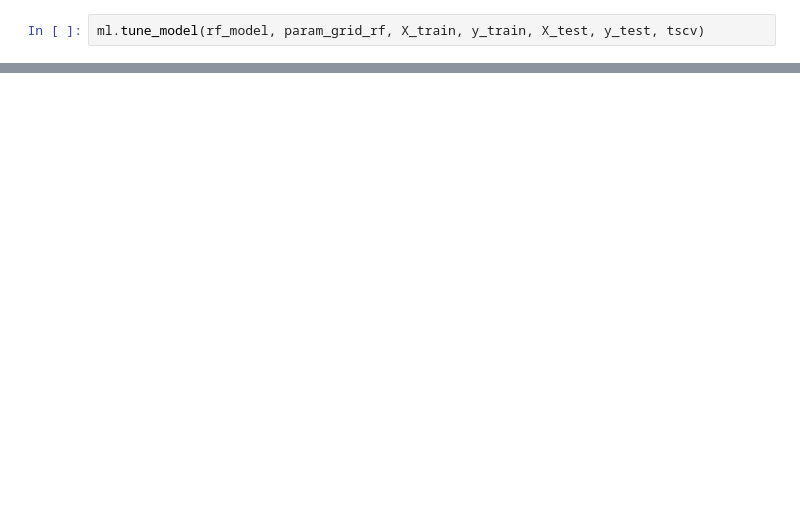
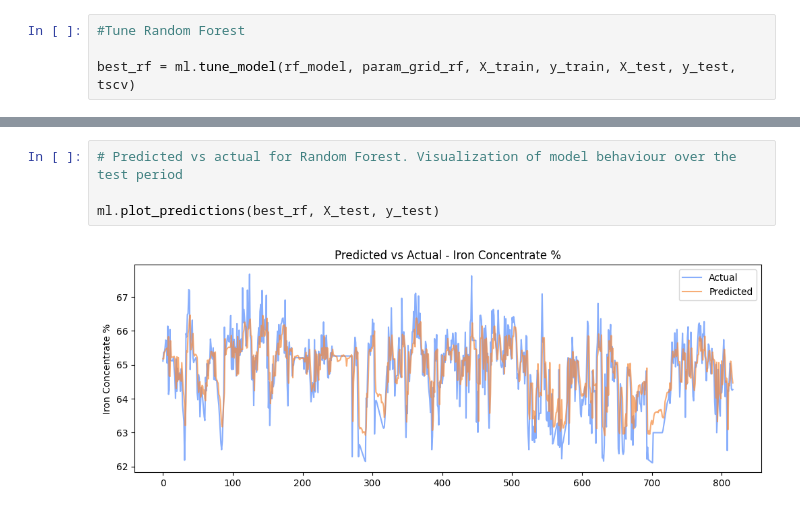
Before and after one commit to AdrianaAlves94/Iron_processing_concentration_MLProject, a Jupyter notebook: notebooks/03_model_training.ipynb, the cells around one changed output, grey strips where cells are left out. Drawn from its saved outputs; the diff is of its cells as text; blank space fills up the shorter version.

```diff
--- a/notebooks/03_model_training.ipynb
+++ b/notebooks/03_model_training.ipynb
@@ -49,4 +77,6 @@ param_grid_xgb = {
     'subsample': [0.8, 1.0]
 }
 # %%
-ml.tune_model(rf_model, param_grid_rf, X_train, y_train, X_test, y_test, tscv)
+#Tune Random Forest
+
+best_rf = ml.tune_model(rf_model, param_grid_rf, X_train, y_train, X_test, y_test, tscv)
@@ -60,0 +143,6 @@ ml.plot_predictions(xgb_model, X_test, y_test)
+# %%
+# Predicted vs actual for Random Forest. Visualization of model behaviour over the test period
+
+ml.plot_predictions(best_rf, X_test, y_test)
+# %% [output]
+[figure, added]
```
Also changed, not shown: parts of 13 cells of this notebook, 14 other files.
